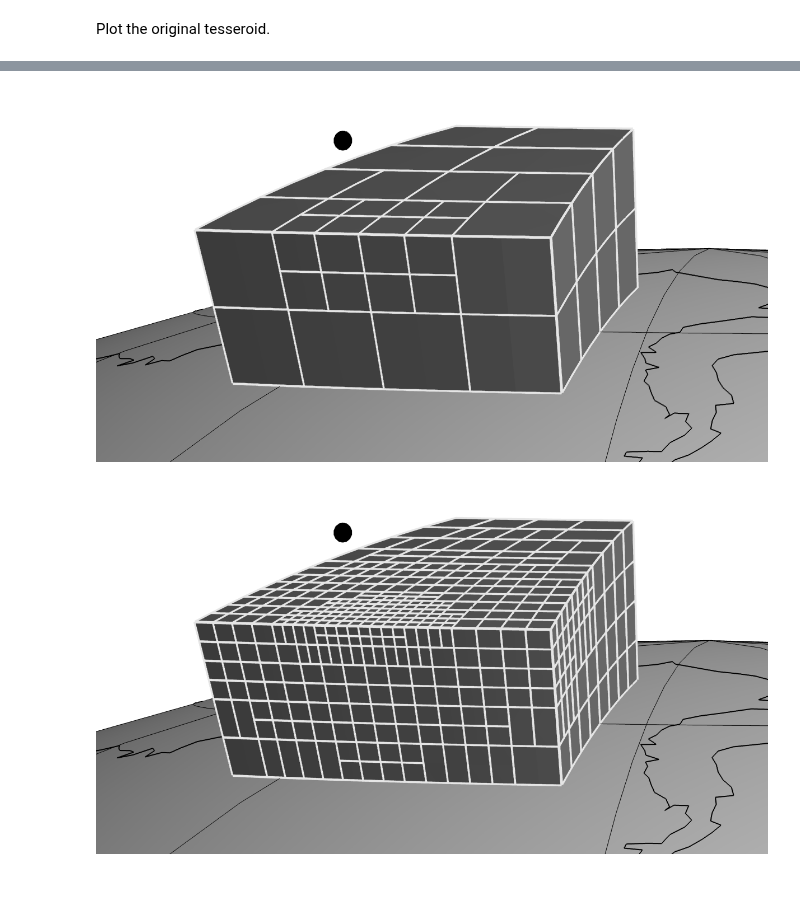
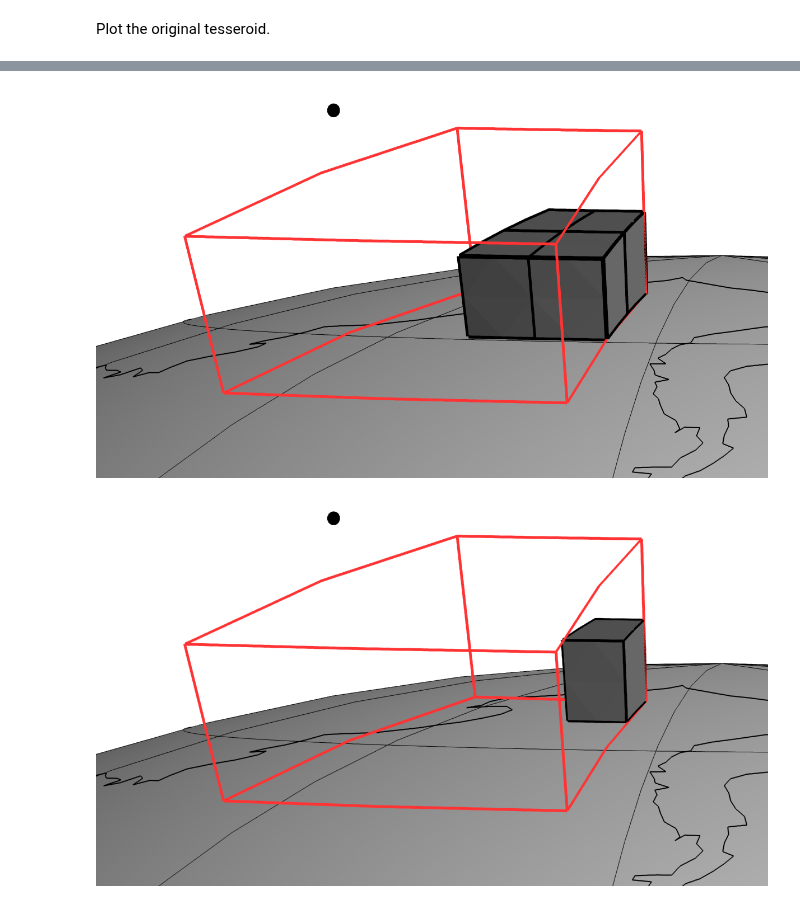
Before and after one commit to pinga-lab/paper-tesseroids, a Jupyter notebook: notebooks/presentation_figures.ipynb, the cells around one changed output, grey strips where cells are left out. Saved outputs shown, nothing was run; the diff lists cells and outputs as text; code cells hidden in the pictures.

```diff
--- a/notebooks/presentation_figures.ipynb
+++ b/notebooks/presentation_figures.ipynb
@@ -223,4 +204,4 @@ Image(filename='../figs/tesseroid-split-ratio1.png', width=800)
 # %%
-Image(filename='../figs/tesseroid-split-ratio2.png', width=800)
+Image(filename='presentation_figures/tesseroid-algorithm-split2.png', width=800)
 # %% [output]
-[figure, old version]
+[figure, new version]
@@ -227,4 +222,4 @@ Image(filename='../figs/tesseroid-split-ratio2.png', width=800)
 # %%
-Image(filename='../figs/tesseroid-split-ratio6.png', width=800)
+Image(filename='presentation_figures/tesseroid-algorithm-split2-p1.png', width=800)
 # %% [output]
-[figure, old version]
+[figure, new version]
```
Also changed, not shown: parts of 19 cells of this notebook.
